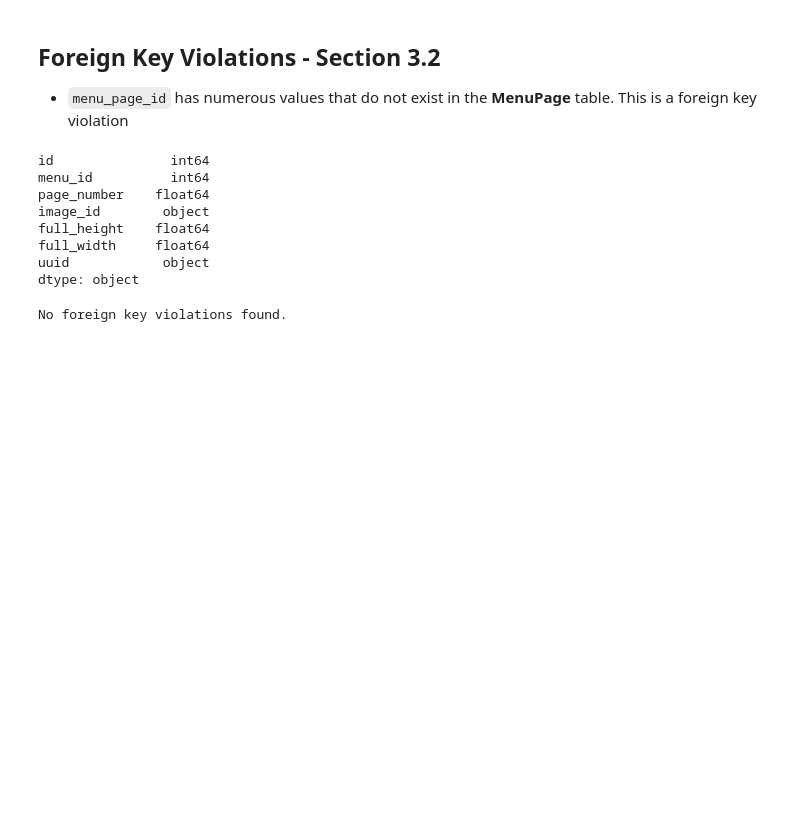
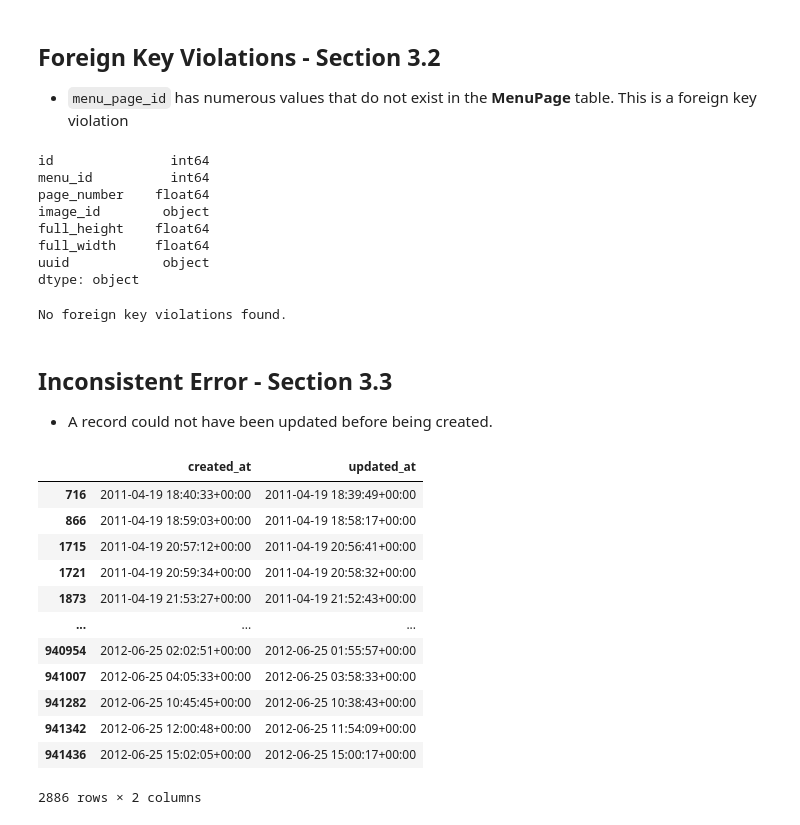
Before and after one commit to trish-le/NYPL-Data-Cleaning, a Jupyter notebook: Data Profiling/menuitem_summary.ipynb, the cells around one changed output. Saved outputs shown, nothing was run; the diff lists cells and outputs as text; code cells hidden in the pictures; blank space fills up the shorter version.

Commit message:
Added section 3.3 and updated section 3.1

```diff
--- a/Data Profiling/menuitem_summary.ipynb
+++ b/Data Profiling/menuitem_summary.ipynb
@@ -114,3 +115,27 @@ else:
     print("No foreign key violations found.")
 # %% [output]
 No foreign key violations found.
+# %% [markdown]
+## Inconsistent Error - Section 3.3
+
+*   A record could not have been updated before being created.
+# %%
+df2 = df.copy()
+df2['created_at'] = pd.to_datetime(df2['created_at'], format='%Y-%m-%d %H:%M:%S %Z')
+df2['updated_at'] = pd.to_datetime(df2['updated_at'], format='%Y-%m-%d %H:%M:%S %Z')
+# %%
+df2.loc[df2['created_at'] > df2['updated_at']][['created_at', 'updated_at']]
+# %% [output]
+|  | created_at | updated_at |
+| 716 | 2011-04-19 18:40:33+00:00 | 2011-04-19 18:39:49+00:00 |
+| 866 | 2011-04-19 18:59:03+00:00 | 2011-04-19 18:58:17+00:00 |
+| 1715 | 2011-04-19 20:57:12+00:00 | 2011-04-19 20:56:41+00:00 |
+| 1721 | 2011-04-19 20:59:34+00:00 | 2011-04-19 20:58:32+00:00 |
+| 1873 | 2011-04-19 21:53:27+00:00 | 2011-04-19 21:52:43+00:00 |
+| ... | ... | ... |
+| 940954 | 2012-06-25 02:02:51+00:00 | 2012-06-25 01:55:57+00:00 |
+| 941007 | 2012-06-25 04:05:33+00:00 | 2012-06-25 03:58:33+00:00 |
+| 941282 | 2012-06-25 10:45:45+00:00 | 2012-06-25 10:38:43+00:00 |
+| 941342 | 2012-06-25 12:00:48+00:00 | 2012-06-25 11:54:09+00:00 |
+| 941436 | 2012-06-25 15:02:05+00:00 | 2012-06-25 15:00:17+00:00 |
+2886 rows × 2 columns
```
Also changed, not shown: parts of 1 cell of this notebook.
